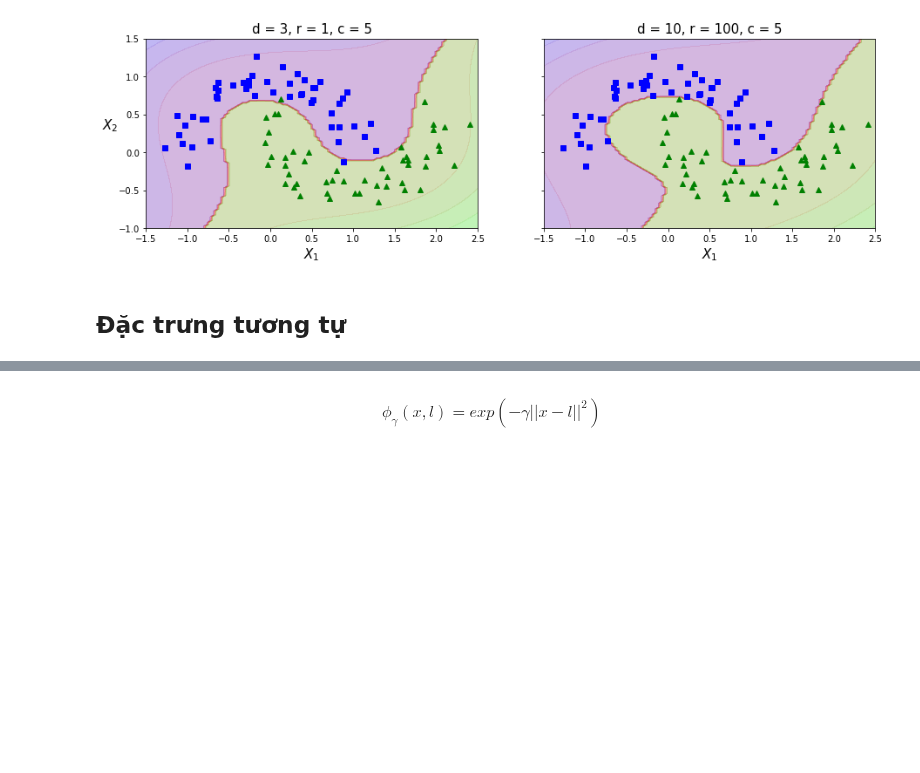
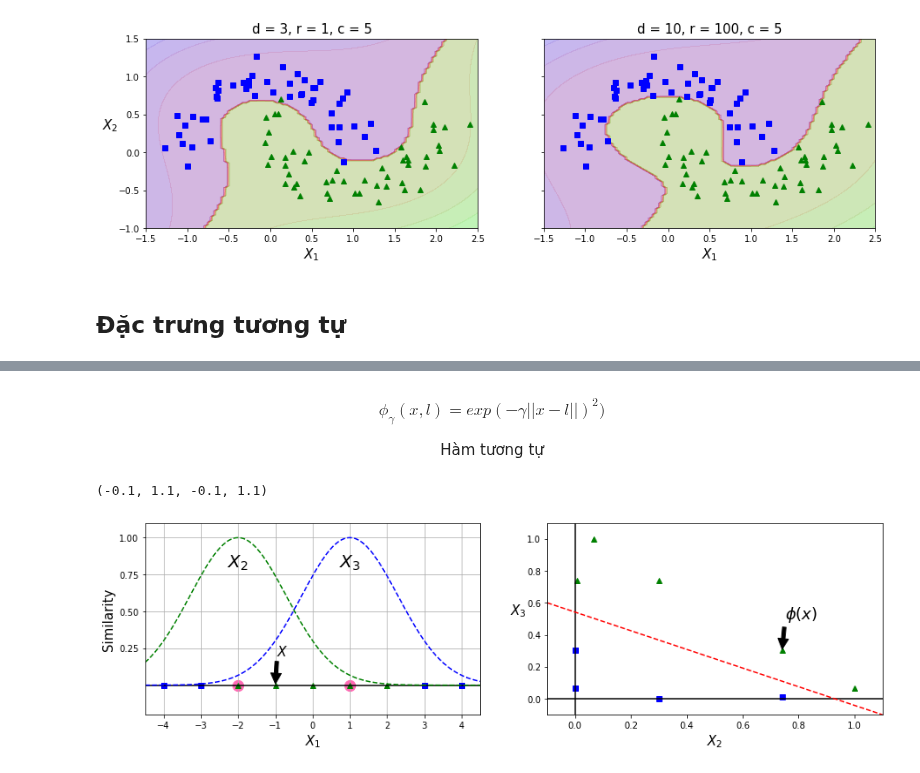
Before and after one commit to hoangquy18/Machine-Learning, a Jupyter notebook: Machine Learning/Support Vector Machine/SVM.ipynb, the cells around one changed output, grey strips where cells are left out. Cells and saved outputs as stored; diff of their text form; code cells hidden in the pictures; blank space fills up the shorter version.

```diff
--- a/Machine Learning/Support Vector Machine/SVM.ipynb
+++ b/Machine Learning/Support Vector Machine/SVM.ipynb
@@ -302,2 +304,50 @@ plot_contour(poly_kernel_svm_clf_2,[-1.5,2.5,-1,1.5])
 # %% [markdown]
-$$ \phi_{\gamma}(x,l) = exp( -\gamma||x-l||^2)$$
+$$\phi_{\gamma} (x,l) = exp(-\gamma||x - l ||)^2)$$
+<center> Hàm tương tự
+# %%
+def gauss(x,landmark,gamma):
+    return np.exp(-gamma*(np.linalg.norm(x-landmark,axis=1)**2))
+# %%
+x1 = np.linspace(-4,4,9).reshape(-1,1)
+y1 = np.array([1,1,0,0,0,0,0,1,1])
+# %%
+x1s = np.linspace(-4.5,4.5,200).reshape(-1,1)
+x2s = gauss(x1s,-2,0.3)
+x3s = gauss(x1s,1,0.3)
+# %%
+X = np.c_[gauss(x1,-2,0.3),gauss(x1,1,0.3)]
+# %%
+fig,axes = plt.subplots(ncols = 2,figsize = (15,4))
+
+plt.sca(axes[0])
+plt.plot(x1[:][y1==1],np.zeros(4),'bs')
+plt.plot(x1[:][y1==0],np.zeros(5),'g^')
+plt.axhline(y=0,color = 'k')
+plt.axis([-4.5, 4.5, -0.2, 1.1])
+plt.xlabel("$X_1$",fontsize = 15)
+plt.ylabel("Similarity",fontsize = 15)
+plt.grid(1)
+plt.scatter([-2,1],[0,0],s = 150, color = 'hotpink')
+plt.annotate("$X$",xy = [-1,0],xytext =(-0.8,0.2),
+            arrowprops = dict(facecolor = 'black', shrink = 0.05),
+            ha="center", fontsize = 15
+            )
+plt.plot(x1s,x2s,'g--')
+plt.plot(x1s,x3s,'b--')
+plt.text(-2,0.8,"$X_2$",ha = 'center',fontsize = 20)
+plt.text(1,0.8,"$X_3$",ha = 'center',fontsize = 20)
+plt.gca().get_yaxis().set_ticks([0.25,0.5,0.75,1])
+
+plt.sca(axes[1])
+plt.plot(X[:,0][y1==0],X[:,1][y1==0],'g^')
+plt.plot(X[:,0][y1==1],X[:,1][y1==1],'bs')
+plt.axhline(y=0, color='k')
+plt.axvline(x=0, color='k')
+plt.annotate("$\phi(x)$",xy = (X[3,0],X[3,1]),xytext = (0.75,0.5),arrowprops = dict(facecolor = 'black', shrink = 0.05),fontsize = 18)
+plt.xlabel("$X_2$",fontsize = 15)
+plt.ylabel("$X_3$   ",fontsize = 15,rotation = 0)
+plt.plot([-0.1,1.1],[0.6,-0.1],'r--')
+plt.axis([-0.1, 1.1, -0.1, 1.1])
+# %% [output]
+(-0.1, 1.1, -0.1, 1.1)
+[figure, added]
```
Also changed, not shown: parts of 11 cells of this notebook.
